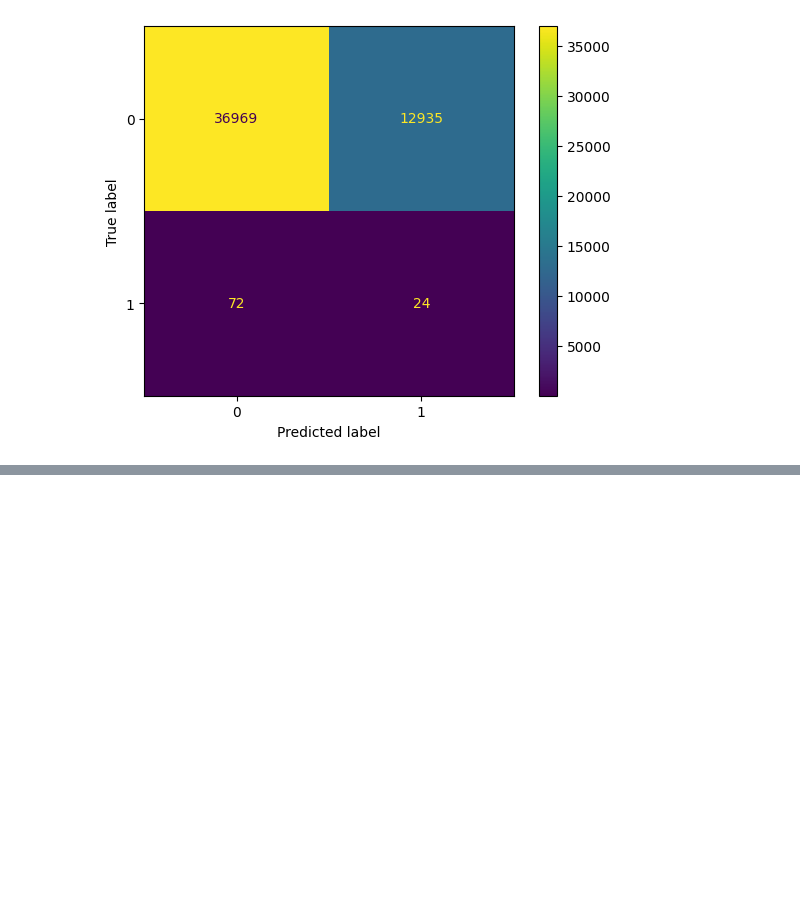
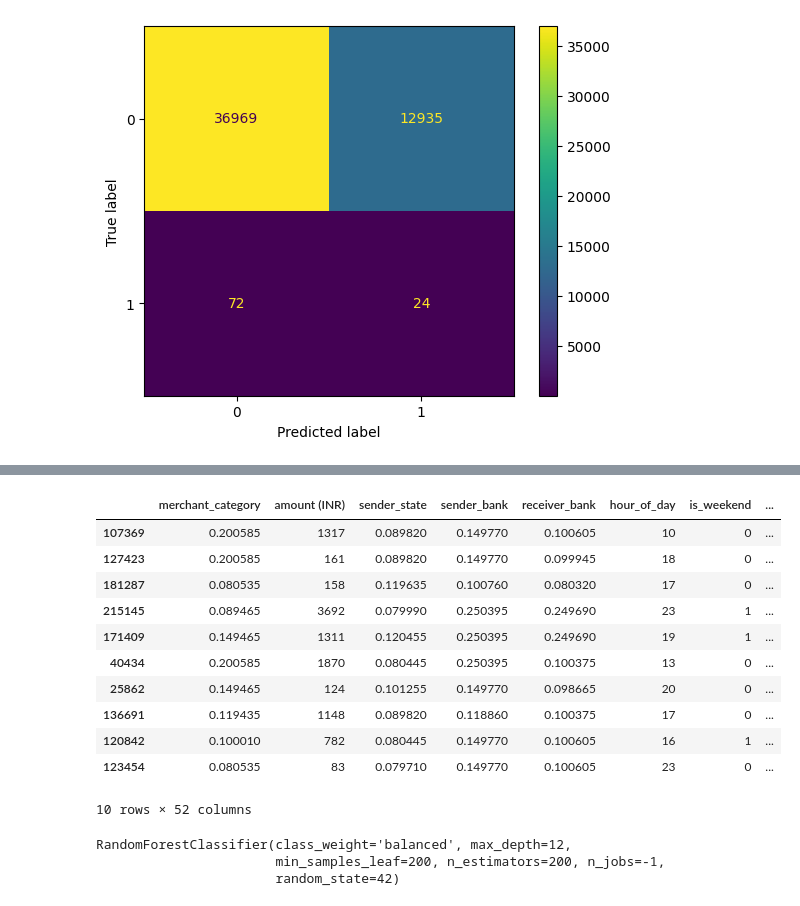
Before and after one commit to Soniya21s/FraudDetectionSystem, a Jupyter notebook: notebooks/03_model_training.ipynb, the cells around one changed output, grey strips where cells are left out. Drawn from its saved outputs; the diff is of its cells as text; code cells hidden in the pictures; blank space fills up the shorter version.

Commit message:
model training completed

```diff
--- a/notebooks/03_model_training.ipynb
+++ b/notebooks/03_model_training.ipynb
@@ -140,0 +175,32 @@ ConfusionMatrixDisplay.from_predictions(
+# %%
+X_train_final.head(10)
+# %% [output]
+|  | merchant_category | amount (INR) | sender_state | sender_bank | receiver_bank | hour_of_day | is_weekend | ... |
+| 107369 | 0.200585 | 1317 | 0.089820 | 0.149770 | 0.100605 | 10 | 0 | ... |
+| 127423 | 0.200585 | 161 | 0.089820 | 0.149770 | 0.099945 | 18 | 0 | ... |
+| 181287 | 0.080535 | 158 | 0.119635 | 0.100760 | 0.080320 | 17 | 0 | ... |
+| 215145 | 0.089465 | 3692 | 0.079990 | 0.250395 | 0.249690 | 23 | 1 | ... |
+| 171409 | 0.149465 | 1311 | 0.120455 | 0.250395 | 0.249690 | 19 | 1 | ... |
+| 40434 | 0.200585 | 1870 | 0.080445 | 0.250395 | 0.100375 | 13 | 0 | ... |
+| 25862 | 0.149465 | 124 | 0.101255 | 0.149770 | 0.098665 | 20 | 0 | ... |
+| 136691 | 0.119435 | 1148 | 0.089820 | 0.118860 | 0.100375 | 17 | 0 | ... |
+| 120842 | 0.100010 | 782 | 0.080445 | 0.149770 | 0.100605 | 16 | 1 | ... |
+| 123454 | 0.080535 | 83 | 0.079710 | 0.149770 | 0.100605 | 23 | 0 | ... |
+10 rows × 52 columns
+# %%
+from sklearn.ensemble import RandomForestClassifier
+
+rf = RandomForestClassifier(
+    n_estimators=200,
+    max_depth=12,
+    min_samples_leaf=200,
+    n_jobs=-1,
+    class_weight='balanced',
+    random_state=42
+)
+
+rf.fit(X_train_final, y_train)
+# %% [output]
+RandomForestClassifier(class_weight='balanced', max_depth=12,
+                       min_samples_leaf=200, n_estimators=200, n_jobs=-1,
+                       random_state=42)
```
Also changed, not shown: parts of 10 cells of this notebook, 3 other files.
